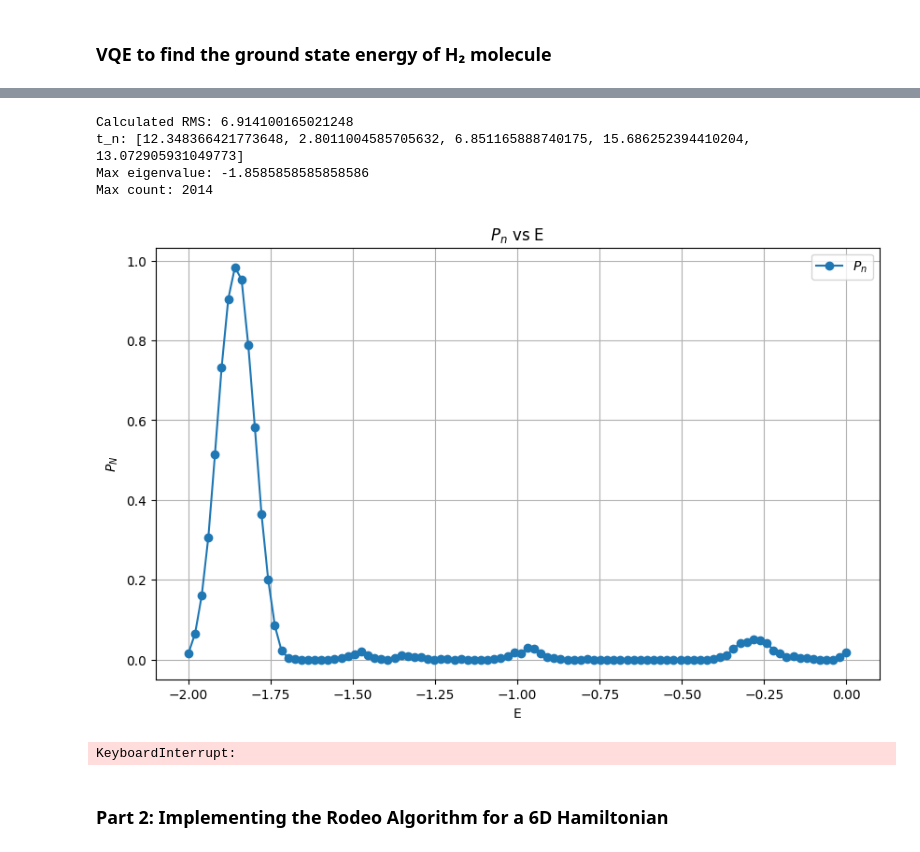
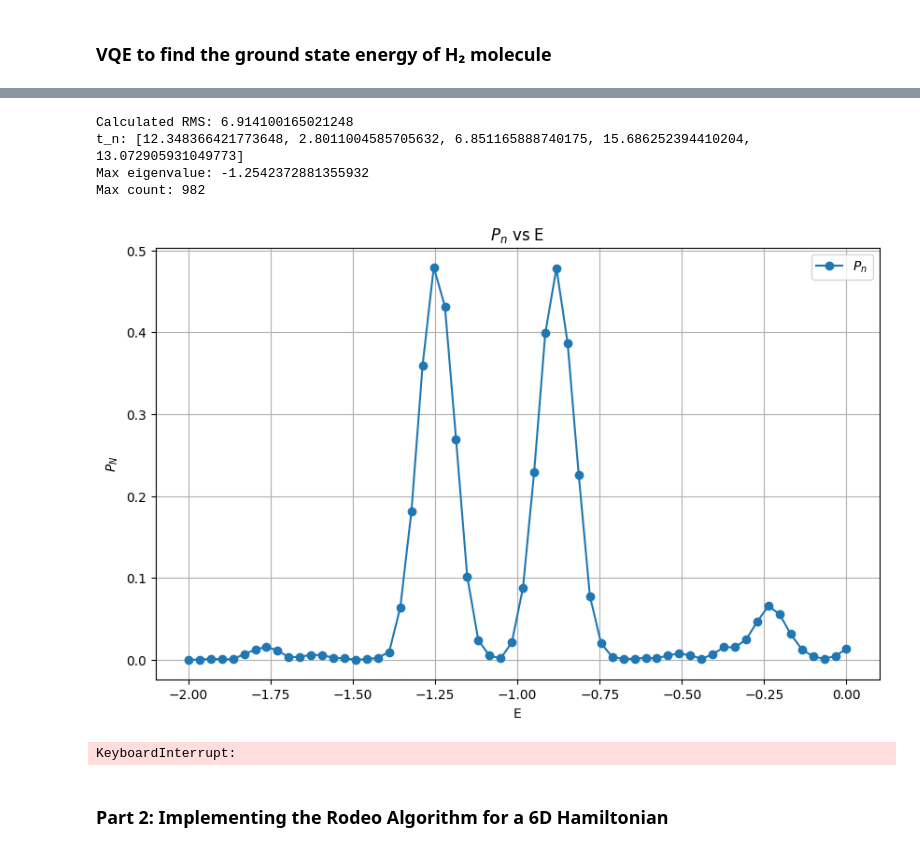
Before and after one commit to Los-Pollos-Quanticos/PushQuantumHackaton2024, a Jupyter notebook: solution.ipynb, the cells around one changed output, grey strips where cells are left out. Cells and saved outputs as stored; diff of their text form; code cells hidden in the pictures.

```diff
--- a/solution.ipynb
+++ b/solution.ipynb
@@ -846,37 +909,37 @@ qprog = synthesize(qmod)
 execution_session = ExecutionSession(qprog)
 
 # the logic here is to start using VQE to find the approximated ground state and use it to retrive the other eigenvalues and eigenvectors
 # exploiting the fact that the result of the VQE is a superposition of the eigenstates of the Hamiltonian so it contains an overlap with the other eigenstates too
 
 # at every even iteration we use the rodeo algorigthm to find the eigenvalues
 # then in every odd iteration we reconstruct the related eigenvector and use it to compute the new eigenstate from the initial VQE result
 dict = [(-2, 0),(-1.4, -1.1),(-1,-0.7),(-0.4,0)]
 index=0
 for i in range(5):
     if i % 2==0:
-        range_values, data = generate_input_data_sample(dict[index][0], dict[index][1], 0.01, t_n)
+        range_values, data = generate_input_data_sample(dict[index][0], dict[index][1], t_n)
         sample_result = execution_session.batch_sample(data)
         plot_sample(range_values, sample_result)
         index+=1
 
         E = max_eigenvalue
     else:
         sample_result = execution_session.sample({"E":E, "t_n":t_n})
         rec_state = reconstruct_vector(sample_result.counts)
 
         ampsNP = np.array(amps, dtype=np.complex128)
         rec_stateNP = np.array(rec_state, dtype=np.complex128)
 
         # Compute |amps> - <rec_state|amps>|rec_state>
         amps_not_normalized = ampsNP - (np.dot(rec_stateNP, ampsNP) * rec_stateNP)
         # Normalize the result
         amps = amps_not_normalized / np.linalg.norm(amps_not_normalized)
 # %% [output]
 Calculated RMS: 6.914100165021248
 t_n: [12.348366421773648, 2.8011004585705632, 6.851165888740175, 15.686252394410204, 13.072905931049773]
-Max eigenvalue: -1.8585858585858586
-Max count: 2014
+Max eigenvalue: -1.2542372881355932
+Max count: 982
-[figure, old version]
+[figure, new version]
 KeyboardInterrupt:
 # %% [markdown]
 ### Part 2: Implementing the Rodeo Algorithm for a 6D Hamiltonian
```
Also changed, not shown: parts of 1 cell of this notebook.
